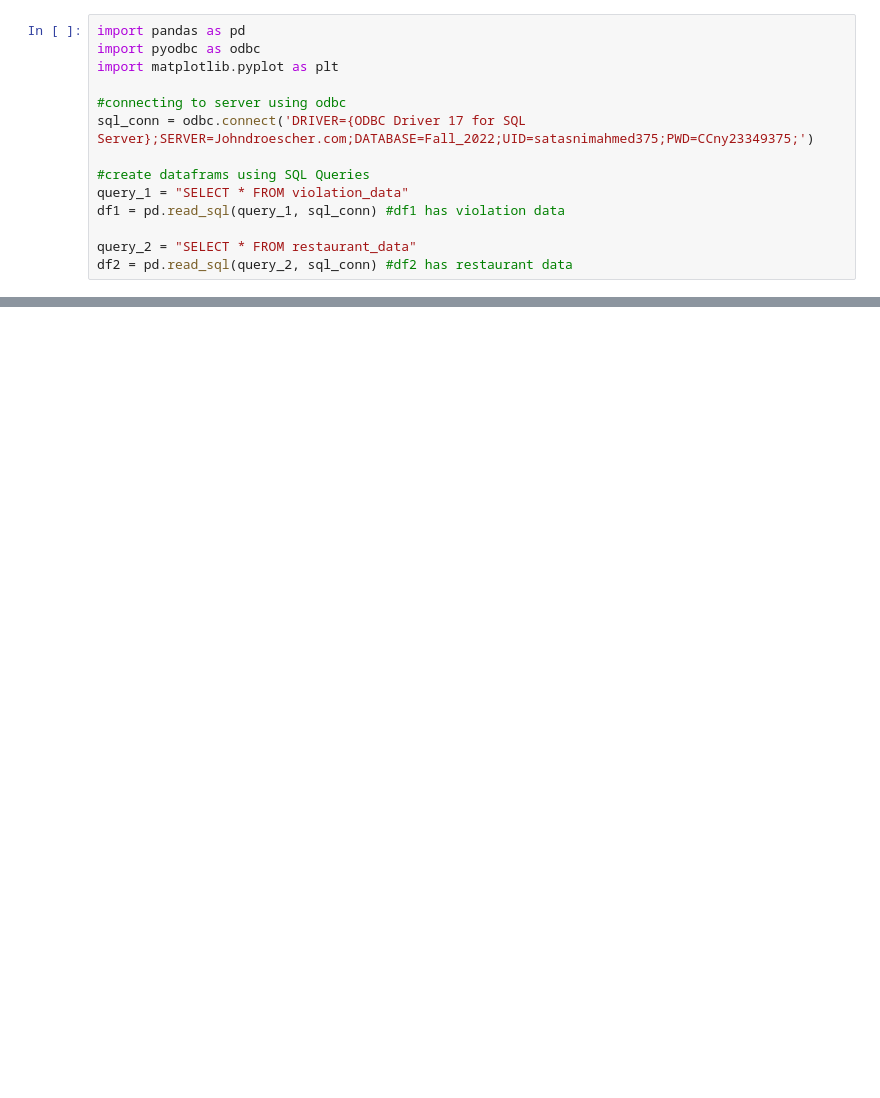
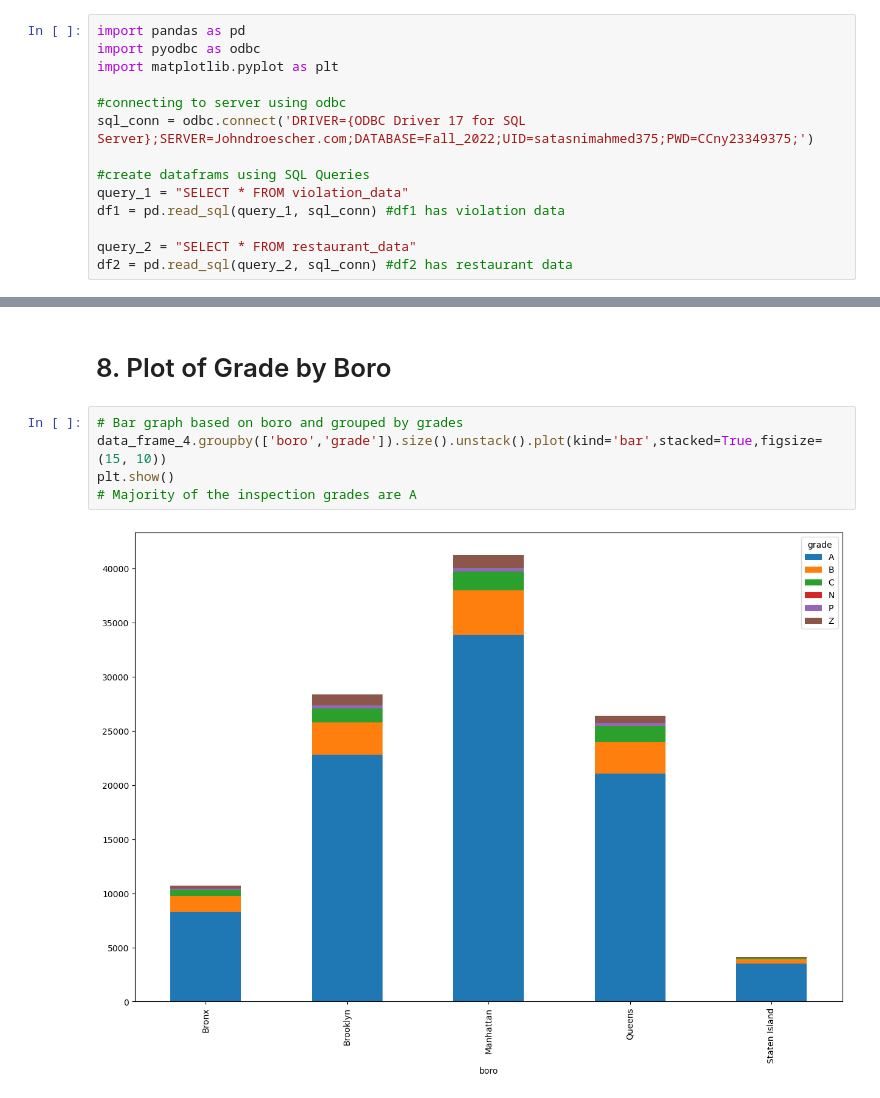
Before and after one commit to CCNY-Analytics-and-Quant/Restaurant-Analysis-SQL-Project-Tasnim, a Jupyter notebook: Project1 (1).ipynb, the cells around one changed output, grey strips where cells are left out. Cells and saved outputs as stored; diff of their text form; blank space fills up the shorter version.

```diff
--- a/Project1 (1).ipynb
+++ b/Project1 (1).ipynb
@@ -176,0 +132,9 @@ plt.show()
+# %% [markdown]
+# 8. Plot of Grade by Boro
+# %%
+# Bar graph based on boro and grouped by grades
+data_frame_4.groupby(['boro','grade']).size().unstack().plot(kind='bar',stacked=True,figsize=(15, 10))
+plt.show()
+# Majority of the inspection grades are A
+# %% [output]
+[figure, added]
```
Also changed, not shown: parts of 42 cells of this notebook, 1 other file.
